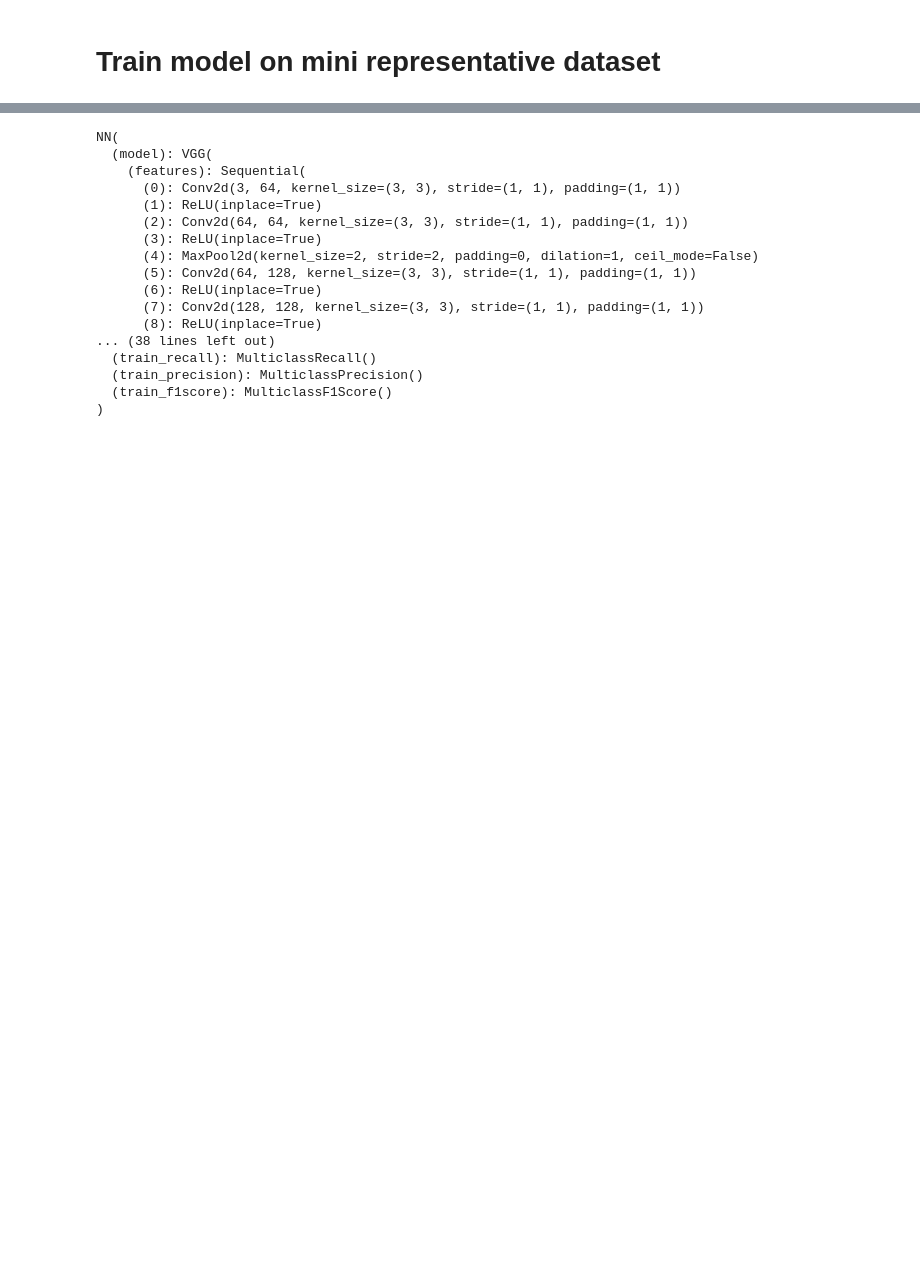
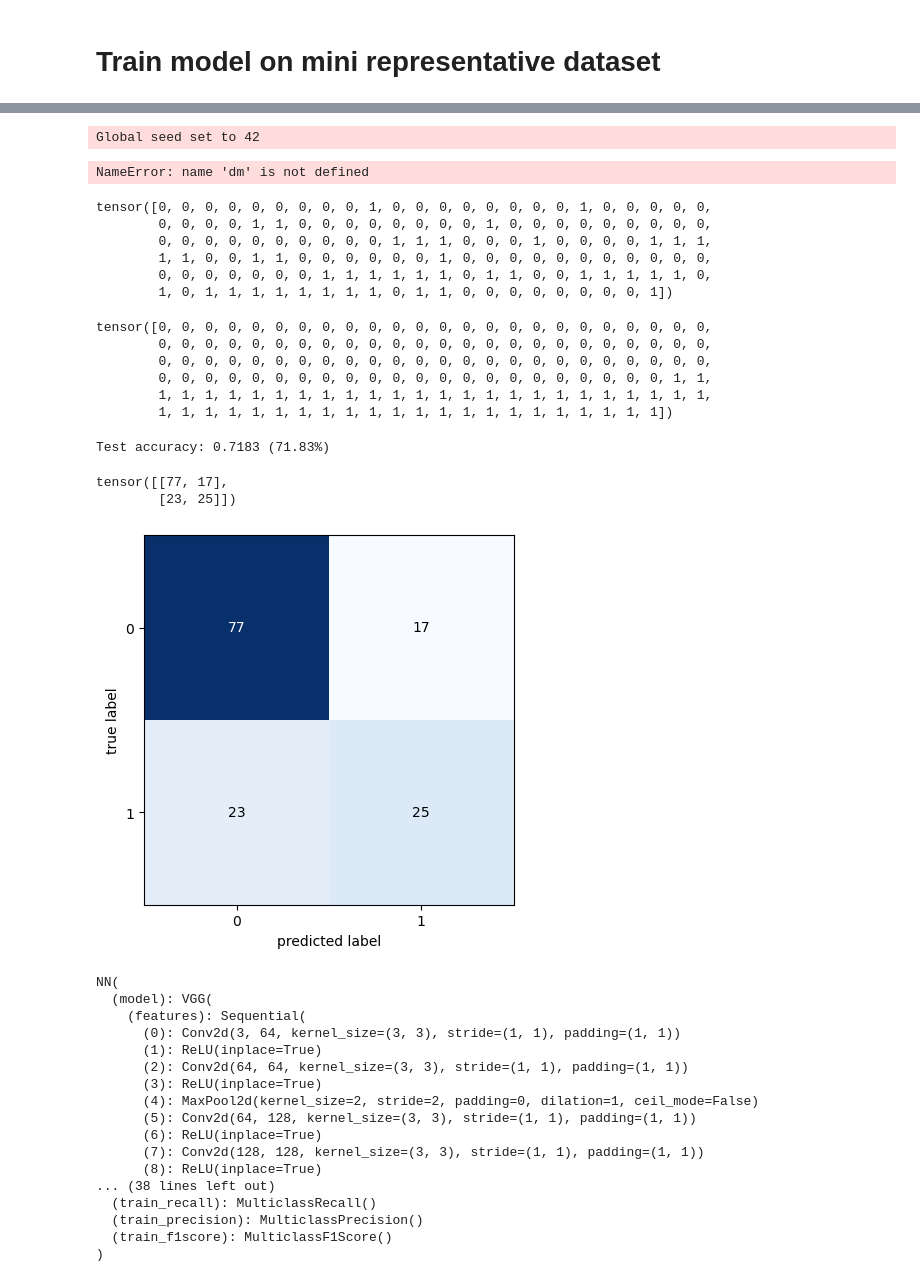
Before and after one commit to kdtb/LBST, a Jupyter notebook: m_view/train.ipynb, the cells around one changed output, grey strips where cells are left out. Drawn from its saved outputs; the diff is of its cells as text; code cells hidden in the pictures; blank space fills up the shorter version.

```diff
--- a/m_view/train.ipynb
+++ b/m_view/train.ipynb
@@ -178,3 +238,76 @@ LOCAL_RANK: 0 - CUDA_VISIBLE_DEVICES: [0]
+# %%
+test_dataloader = dm.val_dataloader() # The test dataloader is used as example here
+
+#test_dataloader = test_dm.test_dataloader()
+
+all_true_labels = []
+all_predicted_labels = []
+for batch in test_dataloader:
+    features, labels = batch
+
+    with torch.no_grad():
+        logits = lightning_model(features)
+
+    predicted_labels = torch.argmax(logits, dim=1)
+    all_predicted_labels.append(predicted_labels)
+    all_true_labels.append(labels)
+
+all_predicted_labels = torch.cat(all_predicted_labels)
+all_true_labels = torch.cat(all_true_labels)
+# %% [output]
+Global seed set to 42
+NameError: name 'dm' is not defined
+# %%
+all_predicted_labels
+# %% [output]
+tensor([0, 0, 0, 0, 0, 0, 0, 0, 0, 1, 0, 0, 0, 0, 0, 0, 0, 0, 1, 0, 0, 0, 0, 0,
+        0, 0, 0, 0, 1, 1, 0, 0, 0, 0, 0, 0, 0, 0, 1, 0, 0, 0, 0, 0, 0, 0, 0, 0,
+        0, 0, 0, 0, 0, 0, 0, 0, 0, 0, 1, 1, 1, 0, 0, 0, 1, 0, 0, 0, 0, 1, 1, 1,
+        1, 1, 0, 0, 1, 1, 0, 0, 0, 0, 0, 0, 1, 0, 0, 0, 0, 0, 0, 0, 0, 0, 0, 0,
+        0, 0, 0, 0, 0, 0, 0, 1, 1, 1, 1, 1, 1, 0, 1, 1, 0, 0, 1, 1, 1, 1, 1, 0,
+        1, 0, 1, 1, 1, 1, 1, 1, 1, 1, 0, 1, 1, 0, 0, 0, 0, 0, 0, 0, 0, 1])
+# %%
+all_true_labels
+# %% [output]
+tensor([0, 0, 0, 0, 0, 0, 0, 0, 0, 0, 0, 0, 0, 0, 0, 0, 0, 0, 0, 0, 0, 0, 0, 0,
+        0, 0, 0, 0, 0, 0, 0, 0, 0, 0, 0, 0, 0, 0, 0, 0, 0, 0, 0, 0, 0, 0, 0, 0,
+        0, 0, 0, 0, 0, 0, 0, 0, 0, 0, 0, 0, 0, 0, 0, 0, 0, 0, 0, 0, 0, 0, 0, 0,
+        0, 0, 0, 0, 0, 0, 0, 0, 0, 0, 0, 0, 0, 0, 0, 0, 0, 0, 0, 0, 0, 0, 1, 1,
+        1, 1, 1, 1, 1, 1, 1, 1, 1, 1, 1, 1, 1, 1, 1, 1, 1, 1, 1, 1, 1, 1, 1, 1,
+        1, 1, 1, 1, 1, 1, 1, 1, 1, 1, 1, 1, 1, 1, 1, 1, 1, 1, 1, 1, 1, 1])
+# %%
+test_acc = torch.mean((all_predicted_labels == all_true_labels).float())
+print(f'Test accuracy: {test_acc:.4f} ({test_acc*100:.2f}%)')
+# %% [output]
+Test accuracy: 0.7183 (71.83%)
+# %%
+import torchmetrics
+confmat = torchmetrics.ConfusionMatrix(task = 'binary')
+cm = confmat(all_predicted_labels, all_true_labels)
+cm
+# %% [output]
+tensor([[77, 17],
+        [23, 25]])
+# %%
+import matplotlib.pyplot as plt
+from mlxtend.plotting import plot_confusion_matrix
+
+fig, ax = plot_confusion_matrix(conf_mat=cm.numpy(),
+                                   hide_spines=False,
+                                   hide_ticks=False,
+                                   figsize=None,
+                                   cmap=None,
+                                   colorbar=False,
+                                   show_absolute=True,
+                                   show_normed=False,
+                                   norm_colormap=None,
+                                   class_names=None,
+                                   figure=None,
+                                   axis=None,
+                                   fontcolor_threshold=0.5,)
+plt.show()
+# %% [output]
+[figure, added]
 # %%
 model
 # %% [output]
```
Also changed, not shown: parts of 13 cells of this notebook, 4 other files.
